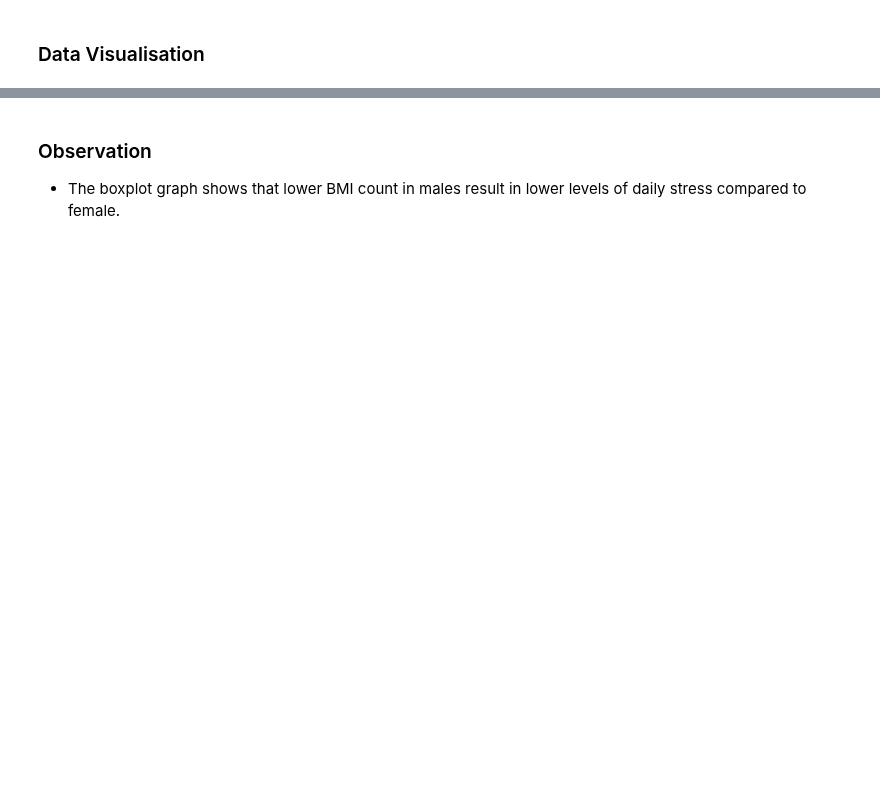
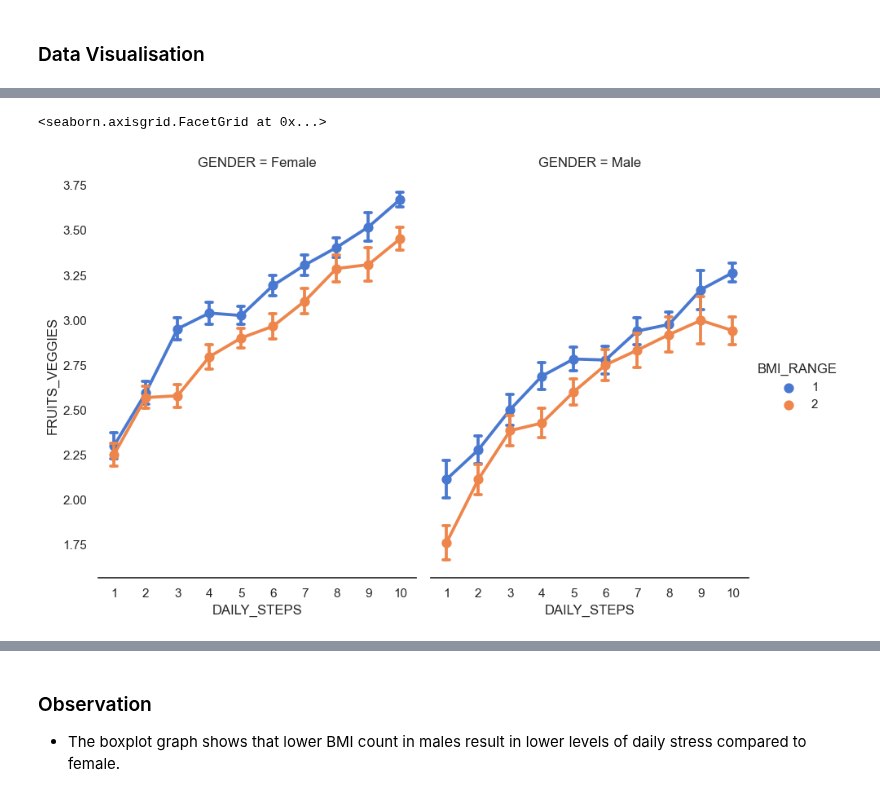
Before and after one commit to ubco-W2022T2-data301/project-group-group06, a Jupyter notebook: analysis/analysis3.ipynb, the cells around one changed output, grey strips where cells are left out. Drawn from its saved outputs; the diff is of its cells as text; code cells hidden in the pictures; blank space fills up the shorter version.

```diff
--- a/analysis/analysis3.ipynb
+++ b/analysis/analysis3.ipynb
@@ -309,0 +399,11 @@ This research question is exploring to find out if physical health is the founda
+# %%
+g = sns.catplot(
+    data=dfc, x="DAILY_STEPS", y="FRUITS_VEGGIES",
+    hue="BMI_RANGE", palette="muted", col="GENDER",
+    capsize=.2, errorbar="se",
+    kind="point", height=6, aspect=.75,
+)
+g.despine(left=True)
+# %% [output]
+<seaborn.axisgrid.FacetGrid at 0x...>
+[figure, added]
```
Also changed, not shown: parts of 63 cells of this notebook, 1 other file.
